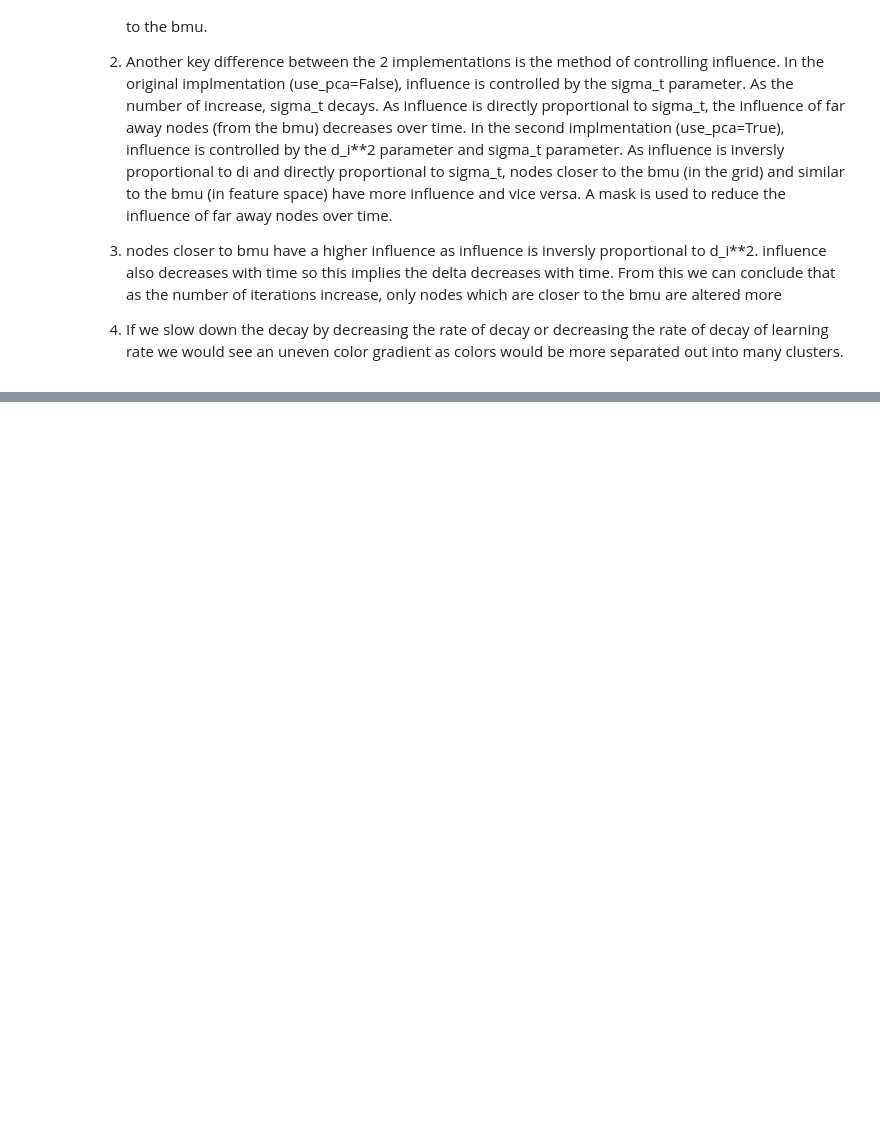
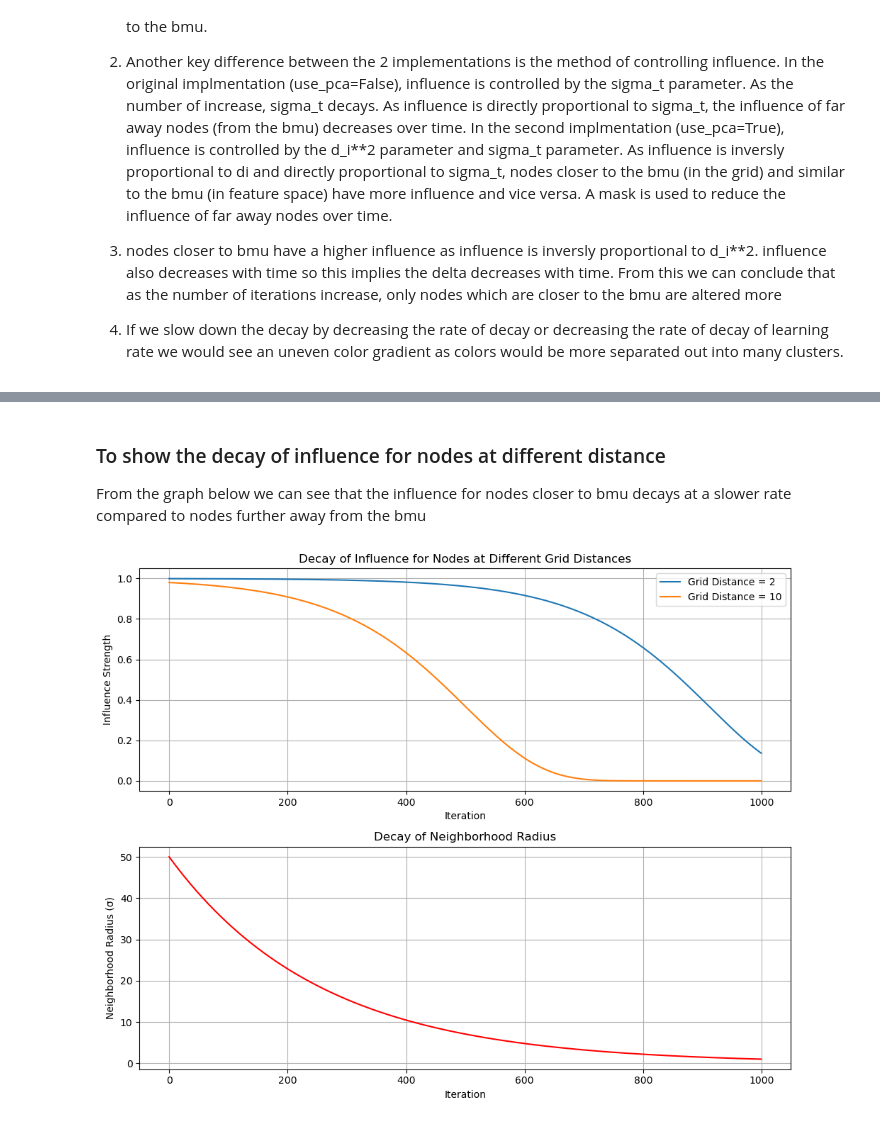
Before and after one commit to shresht8/kohonen_som, a Jupyter notebook: kohonen.ipynb, the cells around one changed output, grey strips where cells are left out. Drawn from its saved outputs; the diff is of its cells as text; code cells hidden in the pictures; blank space fills up the shorter version.

Commit message:
update influence plots

```diff
--- a/kohonen.ipynb
+++ b/kohonen.ipynb
@@ -331,0 +401,10 @@ plt.imshow(image_data)
+# %% [markdown]
+### To show the decay of influence for nodes at different distance
+From the graph below we can see that the influence for nodes closer to bmu decays at a slower rate compared to nodes further away from the bmu
+# %%
+
+fig = plot_influence_decay(num_iterations=1000, width=100, height=100)
+plt.savefig('influence_decay.png')
+plt.show()
+# %% [output]
+[figure, added]
```
Also changed, not shown: parts of 5 cells of this notebook.
